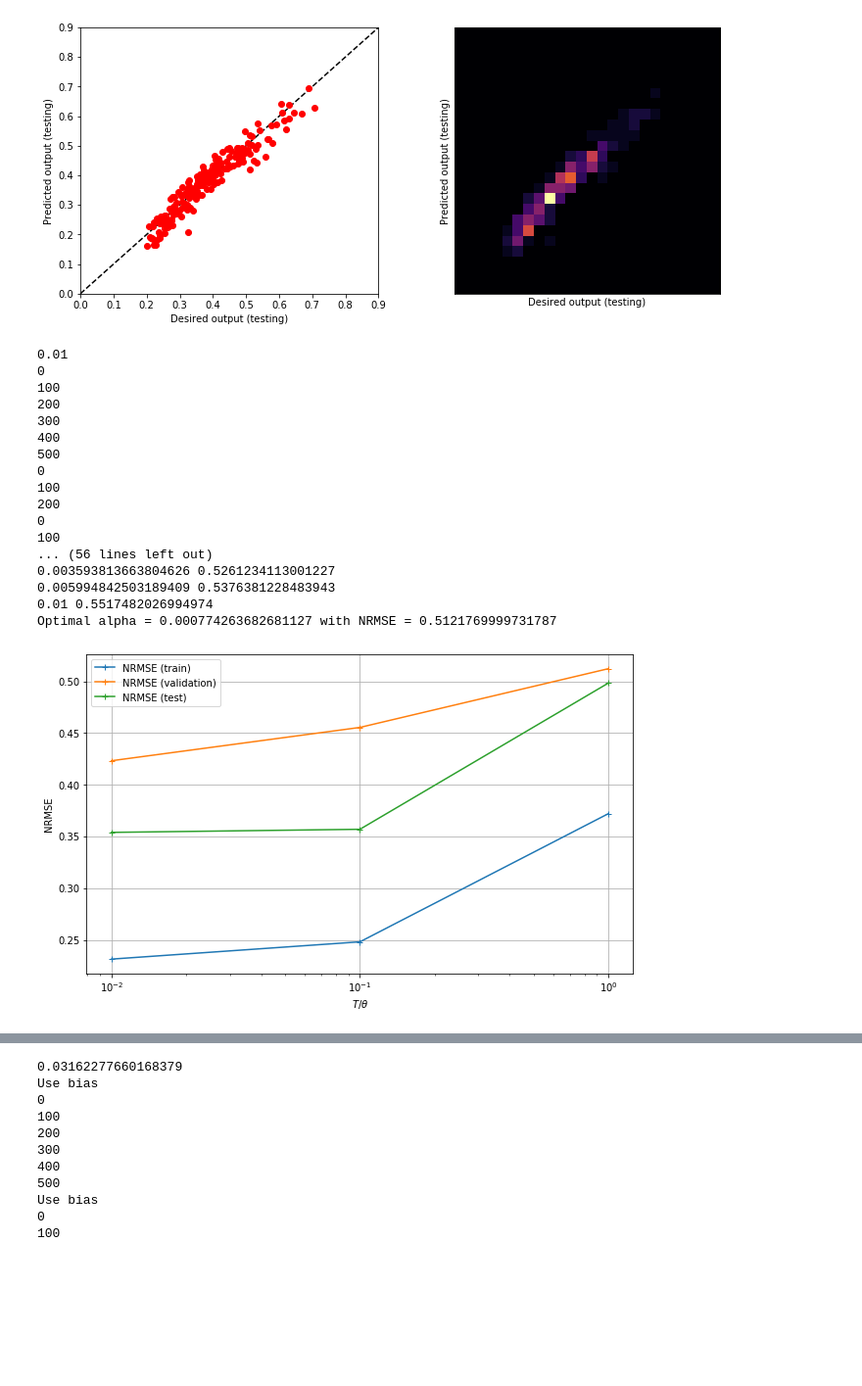
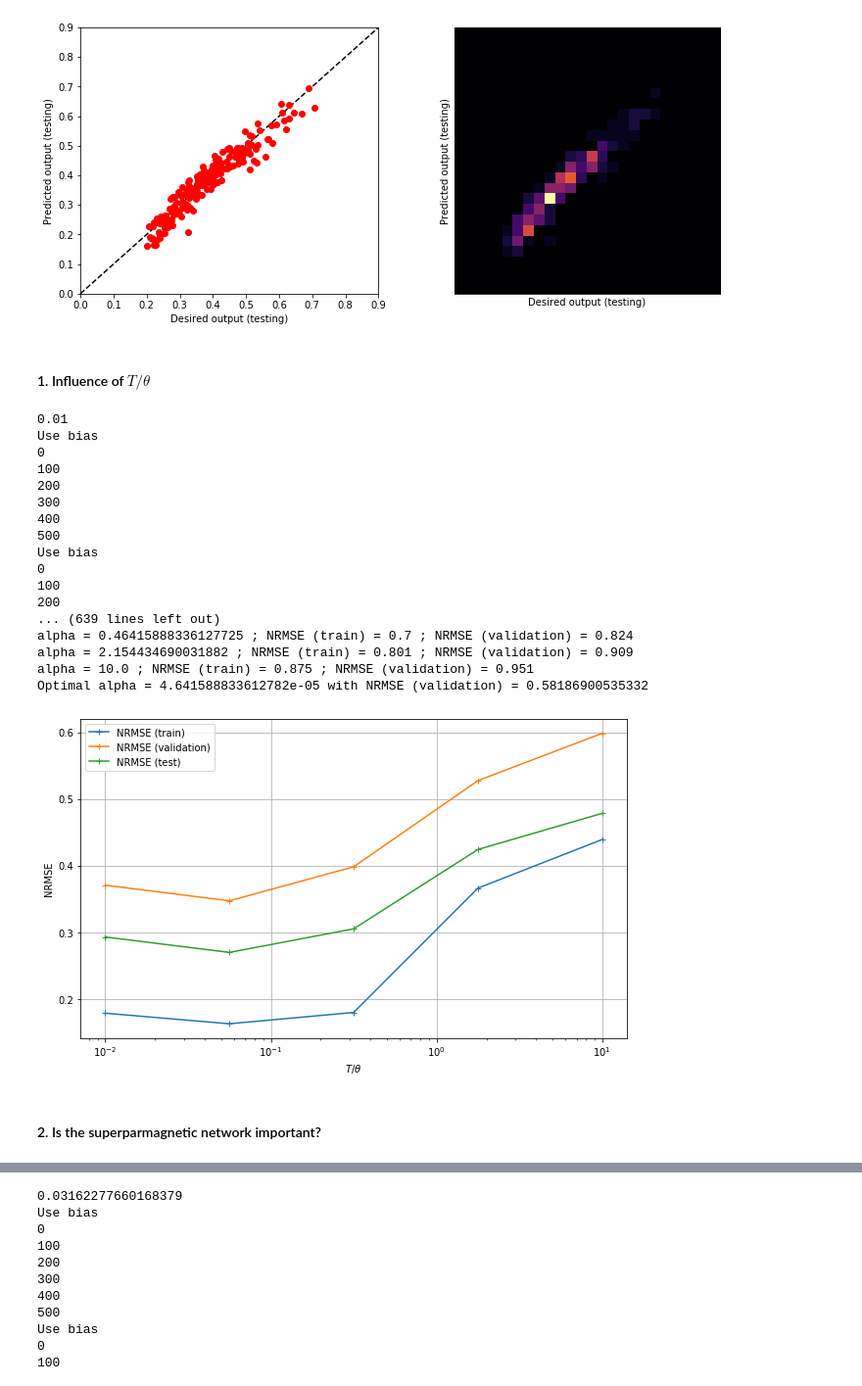
Before and after one commit to spintronic-computing-group/spnc, a Jupyter notebook: notebooks/SPNC-anisotropy/SP_anisotropy_learning.ipynb, the cells around one changed output, grey strips where cells are left out. Shown at 98% size. Saved outputs shown, nothing was run; the diff lists cells and outputs as text; code cells hidden in the pictures; blank space fills up the shorter version.

```diff
--- a/notebooks/SPNC-anisotropy/SP_anisotropy_learning.ipynb
+++ b/notebooks/SPNC-anisotropy/SP_anisotropy_learning.ipynb
@@ -392,7 +394,7 @@ class Single_Node_Reservoir_NARMA10:
 Ntrain = 500
 (u,y) = NARMA10(Ntrain)
 
-net = Single_Node_Reservoir_NARMA10(400,1e-2,8e-2,0.26)
+net = Single_Node_Reservoir_NARMA10(40,1e-2,8e-2,0.26)
 time_u = net.get_time_list_u(u)
 time_y = net.get_time_list_y(y)
 # %%
@@ -610,8 +616,10 @@ plt.show()
 # %% [output]
 NRMSE (test) = 0.2942713715281637
 [figure]
+# %% [markdown]
+#### 1. Influence of $T/\theta$
 # %%
-T_theta_list = np.logspace(-2,0,3)
+T_theta_list = np.logspace(-2,1,5)
 
 Ntrain = 500
 Nvalid = 200
@@ -621,58 +629,71 @@ Ntest = 200
 (u_valid,y_valid) = NARMA10(Nvalid)
 (u_test,y_test) = NARMA10(Ntest)
 
-NRMSE_train = []
-NRMSE_valid = []
-NRMSE_test = []
+NRMSE_train_list = []
+NRMSE_valid_list = []
+NRMSE_test_list = []
+
+N = 5
 
 for T_t in T_theta_list:
     print(T_t)
-    net = Single_Node_Reservoir_NARMA10(400,T_t,0.1,0.25)
+    NRMSE_train = 0
+    NRMSE_valid = 0
+    NRMSE_test = 0
 
-    (J,S) = net.gen_signal(u)
-    (J_valid,S_valid) = net.gen_signal(u_valid)
-    (J_test,S_test) = net.gen_signal(u_test)
+    for i in range(N):
+        net = Single_Node_Reservoir_NARMA10(400,T_t,8e-2,0.26)
 
-    net.train(S,y,S_valid,y_valid)
+        (J,S) = net.gen_signal_fast(u)
+        (J_valid,S_valid) = net.gen_signal_fast(u_valid)
+        (J_test,S_test) = net.gen_signal_fast(u_test)
 
-    y_pred_train = net.predict(S)
-    y_pred_valid = net.predict(S_valid)
-    y_pred_test = net.predict(S_test)
+        net.train(S,y,S_valid,y_valid)
 
-    NRMSE_train.append(NRMSE_list(y,y_pred_train))
-    NRMSE_valid.append(NRMSE_list(y_valid,y_pred_valid))
-    NRMSE_test.append(NRMSE_list(y_test,y_pred_test))
+        y_pred_train = net.predict(S)
+        y_pred_valid = net.predict(S_valid)
+        y_pred_test = net.predict(S_test)
+
+        NRMSE_train += NRMSE_list(y,y_pred_train)
+        NRMSE_valid += NRMSE_list(y_valid,y_pred_valid)
+        NRMSE_test += NRMSE_list(y_test,y_pred_test)
+
+    NRMSE_train_list.append(NRMSE_train/N)
+    NRMSE_valid_list.append(NRMSE_valid/N)
+    NRMSE_test_list.append(NRMSE_test/N)
 # %% [output]
 0.01
+Use bias
 0
 100
 200
 300
 400
 500
+Use bias
 0
 100
 200
-0
-100
-... (56 lines left out)
-0.003593813663804626 0.5261234113001227
-0.005994842503189409 0.5376381228483943
-0.01 0.5517482026994974
-Optimal alpha = 0.000774263682681127 with NRMSE = 0.5121769999731787
+... (639 lines left out)
+alpha = 0.46415888336127725 ; NRMSE (train) = 0.7 ; NRMSE (validation) = 0.824
+alpha = 2.154434690031882 ; NRMSE (train) = 0.801 ; NRMSE (validation) = 0.909
+alpha = 10.0 ; NRMSE (train) = 0.875 ; NRMSE (validation) = 0.951
+Optimal alpha = 4.641588833612782e-05 with NRMSE (validation) = 0.58186900535332
 # %%
 plt.figure(figsize=(10,6))
-plt.plot(T_theta_list,NRMSE_train,marker='+',linestyle = '-',label="NRMSE (train)")
-plt.plot(T_theta_list,NRMSE_valid,marker='+',linestyle = '-',label="NRMSE (validation)")
-plt.plot(T_theta_list,NRMSE_test,marker='+',linestyle = '-',label="NRMSE (test)")
+plt.plot(T_theta_list,NRMSE_train_list,marker='+',linestyle = '-',label="NRMSE (train)")
+plt.plot(T_theta_list,NRMSE_valid_list,marker='+',linestyle = '-',label="NRMSE (validation)")
+plt.plot(T_theta_list,NRMSE_test_list,marker='+',linestyle = '-',label="NRMSE (test)")
 plt.grid(True)
 plt.legend(loc="best")
 plt.xlabel(r'$T/\theta$')
 plt.ylabel("NRMSE")
 plt.xscale("log")
 plt.show()
 # %% [output]
-[figure, old version]
+[figure, new version]
+# %% [markdown]
+#### 2. Is the superparmagnetic network important?
 # %%
 Ntrain = 500
 Nvalid = 200
```
Also changed, not shown: parts of 16 cells of this notebook, 5 other files.
